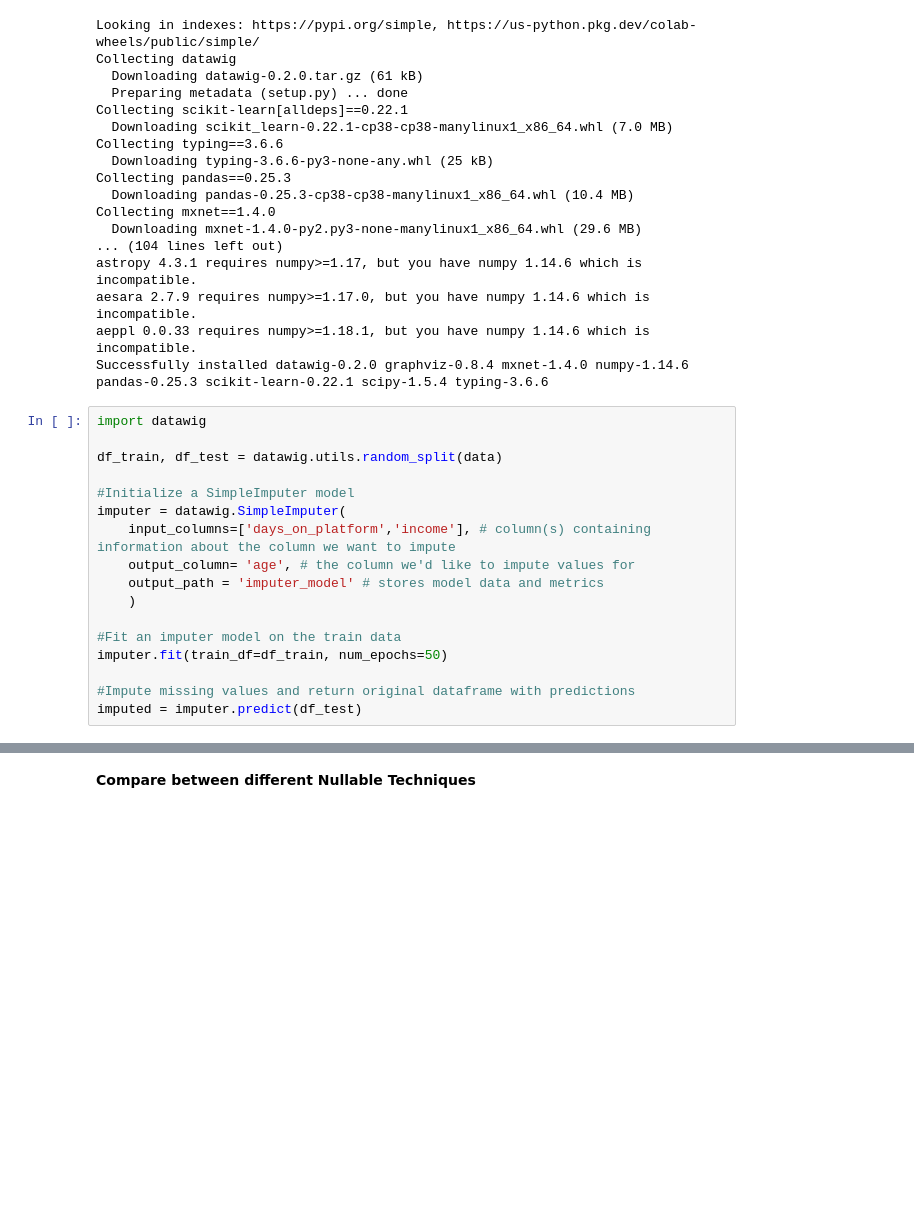
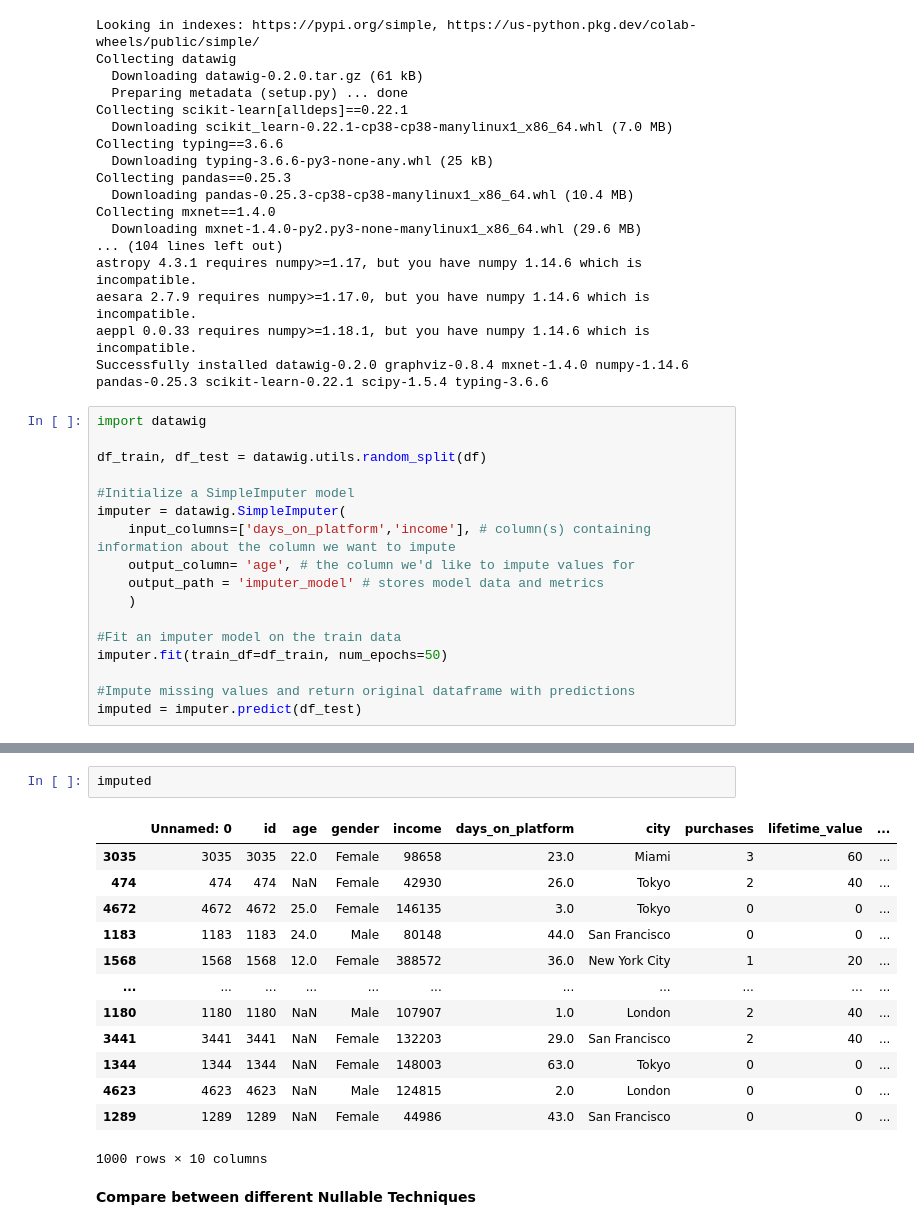
Before and after one commit to HagarIbrahiem/Learning_purposes, a Jupyter notebook: Handle_Missing_Values.ipynb, the cells around one changed output, grey strips where cells are left out. Drawn from its saved outputs; the diff is of its cells as text; blank space fills up the shorter version.

```diff
--- a/Handle_Missing_Values.ipynb
+++ b/Handle_Missing_Values.ipynb
@@ -430,7 +430,7 @@ Successfully installed datawig-0.2.0 graphviz-0.8.4 mxnet-1.4.0 numpy-1.14.6 pan
 # %%
 import datawig
 
-df_train, df_test = datawig.utils.random_split(data)
+df_train, df_test = datawig.utils.random_split(df)
 
 #Initialize a SimpleImputer model
 imputer = datawig.SimpleImputer(
@@ -447,3 +465,19 @@ imputed = imputer.predict(df_test)
+# %%
+imputed
+# %% [output]
+|  | Unnamed: 0 | id | age | gender | income | days_on_platform | city | purchases | lifetime_value | ... |
+| 3035 | 3035 | 3035 | 22.0 | Female | 98658 | 23.0 | Miami | 3 | 60 | ... |
+| 474 | 474 | 474 | NaN | Female | 42930 | 26.0 | Tokyo | 2 | 40 | ... |
+| 4672 | 4672 | 4672 | 25.0 | Female | 146135 | 3.0 | Tokyo | 0 | 0 | ... |
+| 1183 | 1183 | 1183 | 24.0 | Male | 80148 | 44.0 | San Francisco | 0 | 0 | ... |
+| 1568 | 1568 | 1568 | 12.0 | Female | 388572 | 36.0 | New York City | 1 | 20 | ... |
+| ... | ... | ... | ... | ... | ... | ... | ... | ... | ... | ... |
+| 1180 | 1180 | 1180 | NaN | Male | 107907 | 1.0 | London | 2 | 40 | ... |
+| 3441 | 3441 | 3441 | NaN | Female | 132203 | 29.0 | San Francisco | 2 | 40 | ... |
+| 1344 | 1344 | 1344 | NaN | Female | 148003 | 63.0 | Tokyo | 0 | 0 | ... |
+| 4623 | 4623 | 4623 | NaN | Male | 124815 | 2.0 | London | 0 | 0 | ... |
+| 1289 | 1289 | 1289 | NaN | Female | 44986 | 43.0 | San Francisco | 0 | 0 | ... |
+1000 rows × 10 columns
 # %% [markdown]
 **Compare between different Nullable Techniques**
 # %%
```
Also changed, not shown: parts of 1 cell of this notebook.
